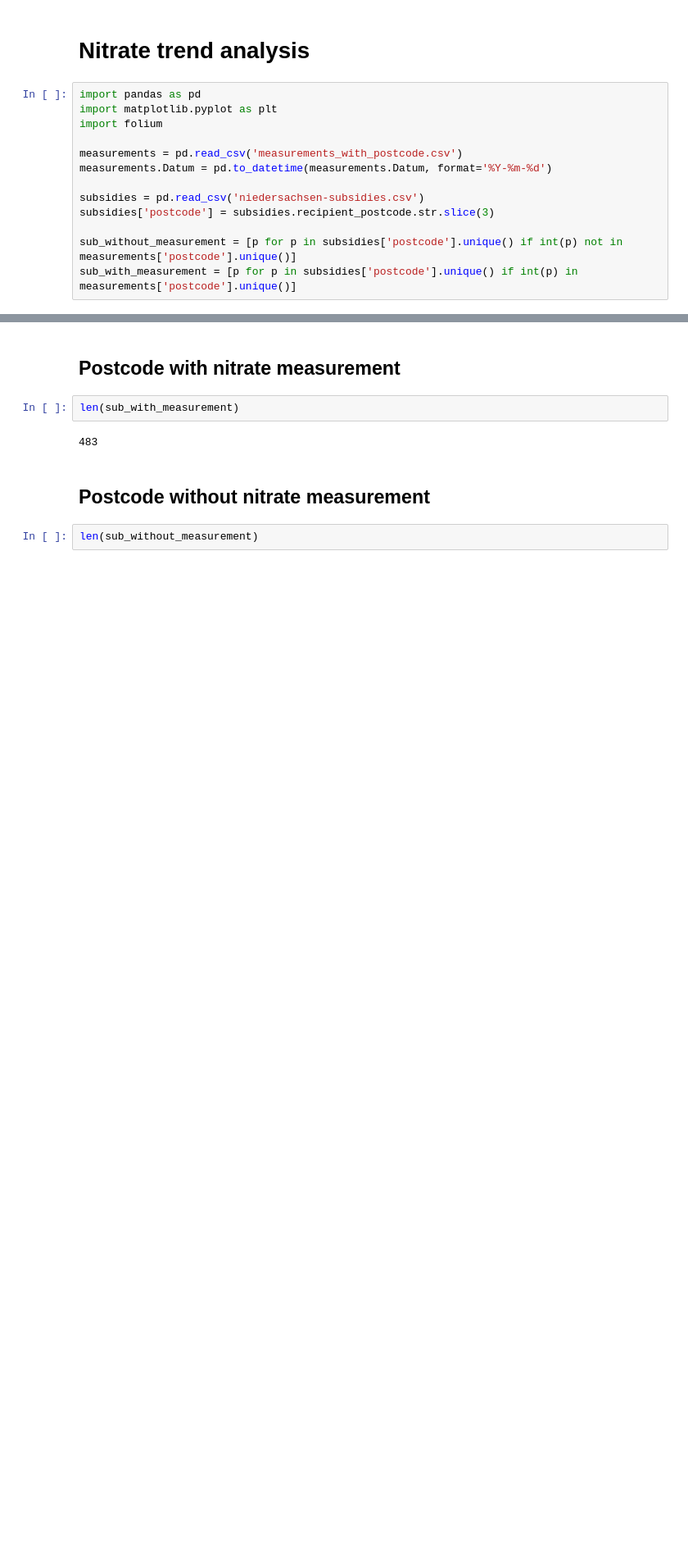
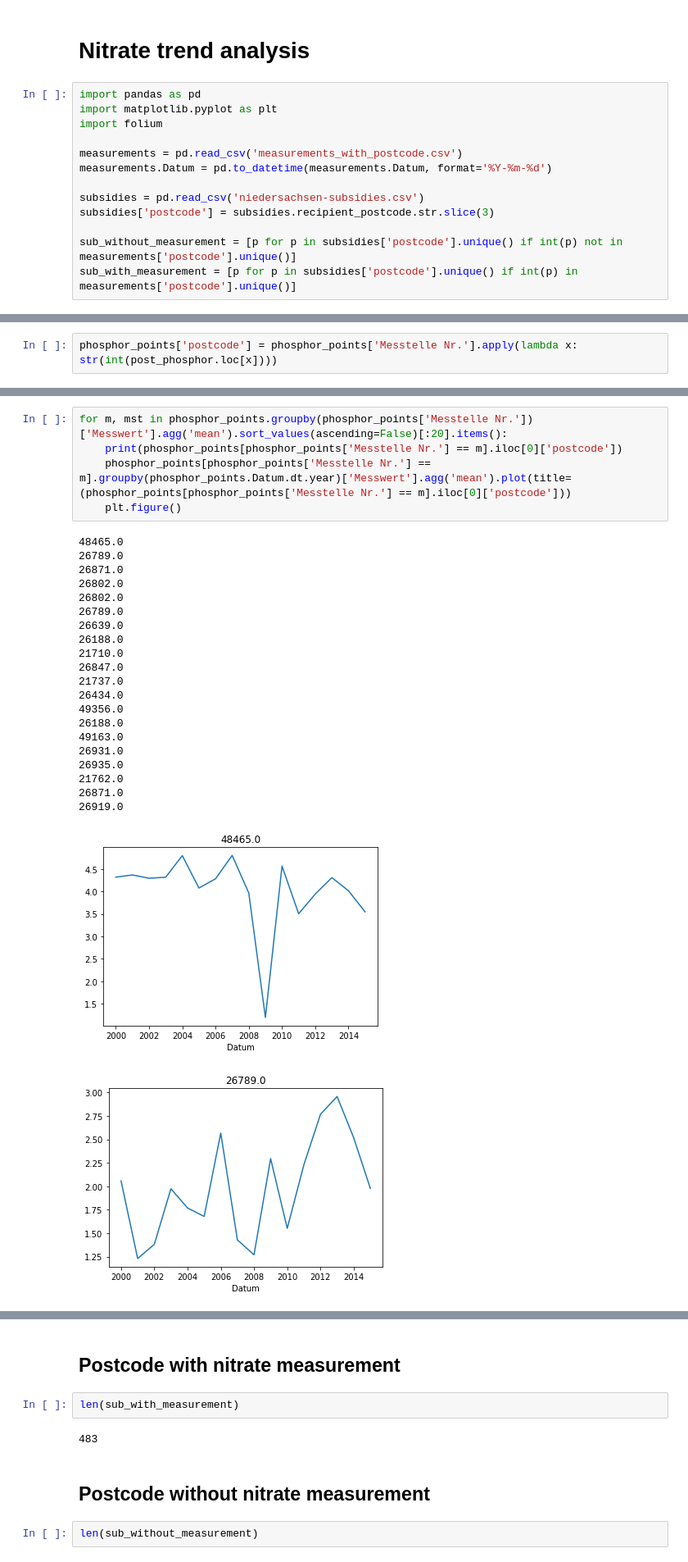
Before and after one commit to okfde/fs-atlas, a Jupyter notebook: Nitrate_trends_clean.ipynb, the cells around one changed output, grey strips where cells are left out. Shown at 82% size. Drawn from its saved outputs; the diff is of its cells as text; blank space fills up the shorter version.

```diff
--- a/Nitrate_trends_clean.ipynb
+++ b/Nitrate_trends_clean.ipynb
@@ -15,0 +61,2 @@ sub_with_measurement = [p for p in subsidies['postcode'].unique() if int(p) in m
+# %%
+phosphor_points['postcode'] = phosphor_points['Messtelle Nr.'].apply(lambda x: str(int(post_phosphor.loc[x])))
@@ -15,0 +172,28 @@ sub_with_measurement = [p for p in subsidies['postcode'].unique() if int(p) in m
+# %%
+for m, mst in phosphor_points.groupby(phosphor_points['Messtelle Nr.'])['Messwert'].agg('mean').sort_values(ascending=False)[:20].items():
+    print(phosphor_points[phosphor_points['Messtelle Nr.'] == m].iloc[0]['postcode'])
+    phosphor_points[phosphor_points['Messtelle Nr.'] == m].groupby(phosphor_points.Datum.dt.year)['Messwert'].agg('mean').plot(title=(phosphor_points[phosphor_points['Messtelle Nr.'] == m].iloc[0]['postcode']))
+    plt.figure()
+# %% [output]
+48465.0
+26789.0
+26871.0
+26802.0
+26802.0
+26789.0
+26639.0
+26188.0
+21710.0
+26847.0
+21737.0
+26434.0
+49356.0
+26188.0
+49163.0
+26931.0
+26935.0
+21762.0
+26871.0
+26919.0
+[figure, added]
+[figure, added]
```
Also changed, not shown: parts of 24 cells of this notebook, 3 other files.
